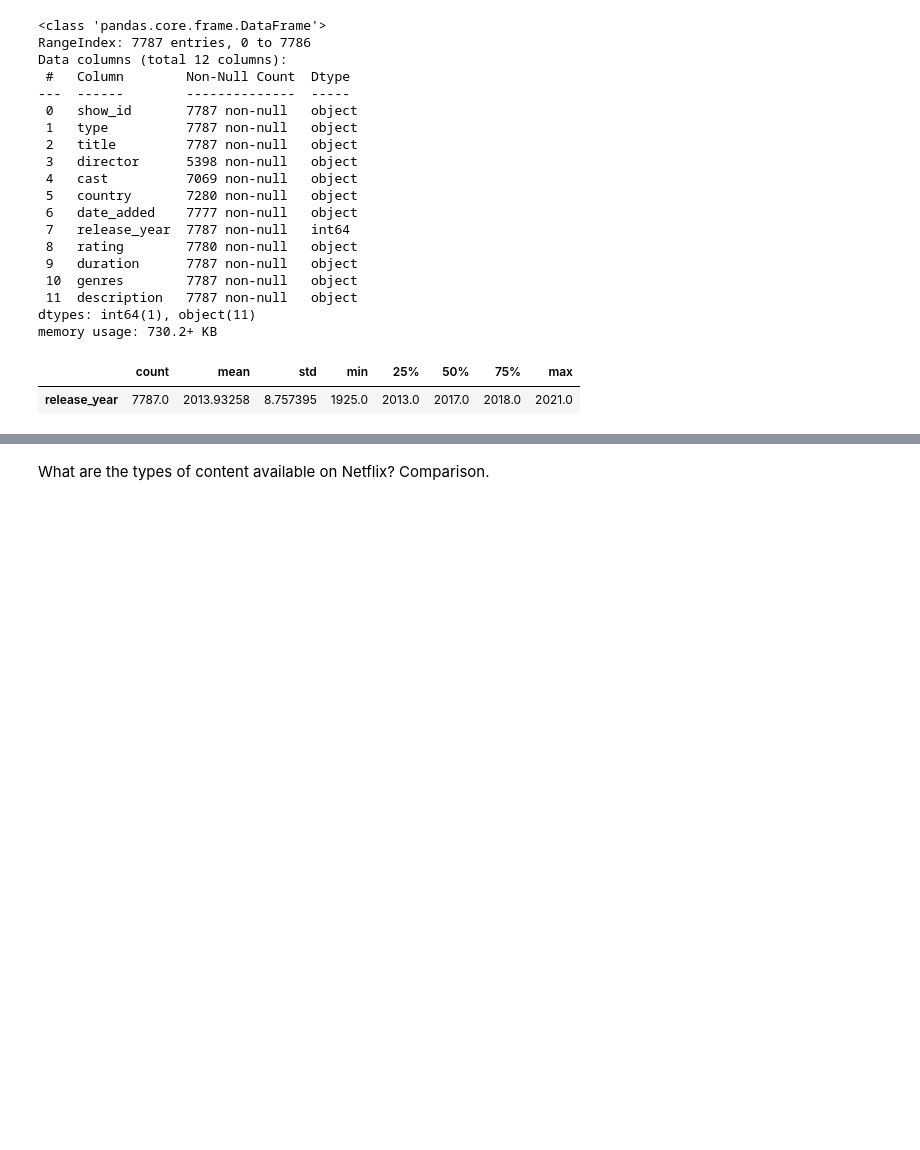
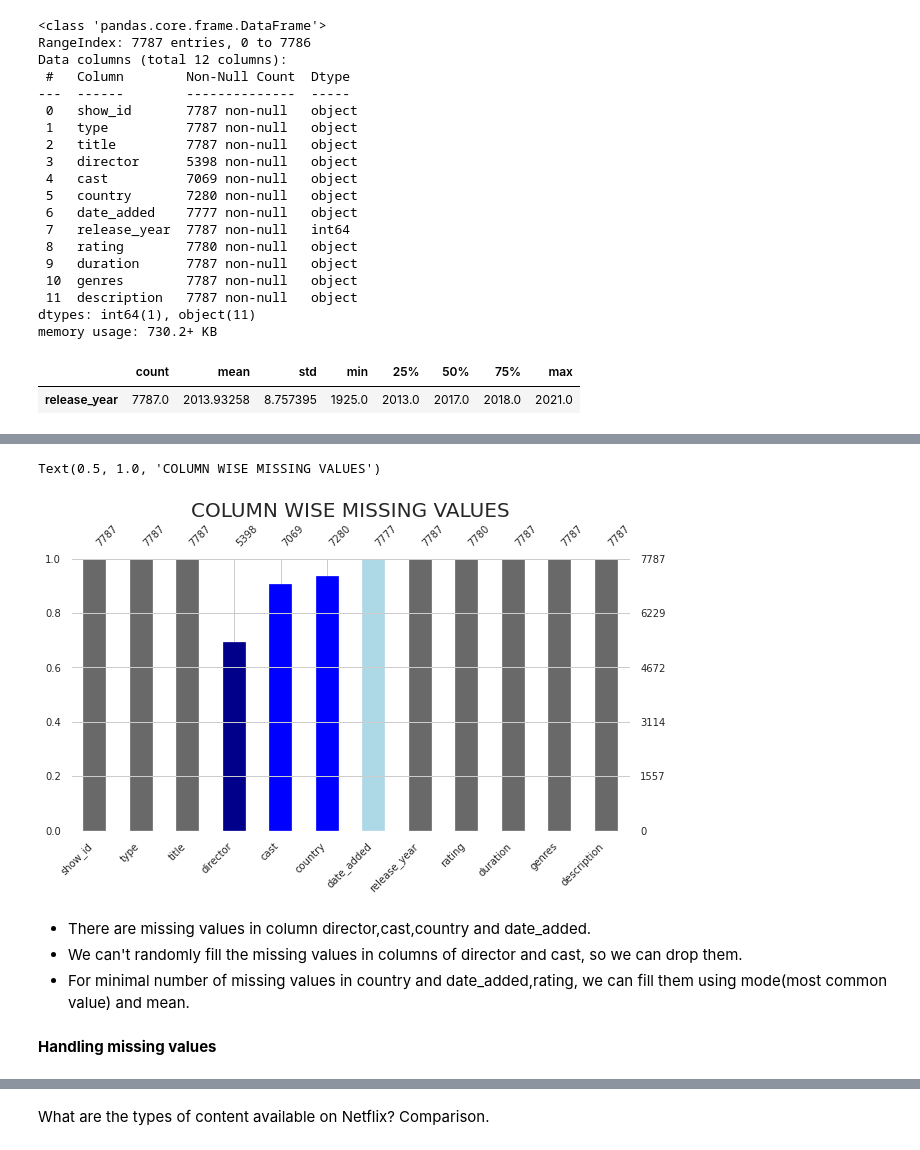
Before and after one commit to chandusayhi/NETFLIX_MOVIES_AND_TV_SHOWS, a Jupyter notebook: Chandrakant_NETFLIX_MOVIES_AND_TV_SHOWS_CLUSTERING.ipynb, the cells around one changed output, grey strips where cells are left out. Drawn from its saved outputs; the diff is of its cells as text; code cells hidden in the pictures; blank space fills up the shorter version.

```diff
--- a/Chandrakant_NETFLIX_MOVIES_AND_TV_SHOWS_CLUSTERING.ipynb
+++ b/Chandrakant_NETFLIX_MOVIES_AND_TV_SHOWS_CLUSTERING.ipynb
@@ -213,0 +270,15 @@ memory usage: 730.2+ KB
+# %%
+# Plot missing values in columns
+import missingno #Python library for the exploratory visualization of missing data #install using !pip install missingno
+color= ['dimgrey','dimgrey','dimgrey','darkblue','blue','blue','lightblue','dimgrey','dimgrey','dimgrey','dimgrey','dimgrey']
+missingno.bar(data,fontsize=10,color=color,figsize=(10,5))
+plt.title('COLUMN WISE MISSING VALUES',fontsize=20)
+# %% [output]
+Text(0.5, 1.0, 'COLUMN WISE MISSING VALUES')
+[figure, added]
+# %% [markdown]
+* There are missing values in column director,cast,country and date_added.
+* We can't randomly fill the missing values in columns of director and cast, so we can drop them.
+* For minimal number of missing values in country and date_added,rating, we can fill them using mode(most common value) and mean.
+# %% [markdown]
+<b>Handling missing values
```
Also changed, not shown: parts of 30 cells of this notebook.
